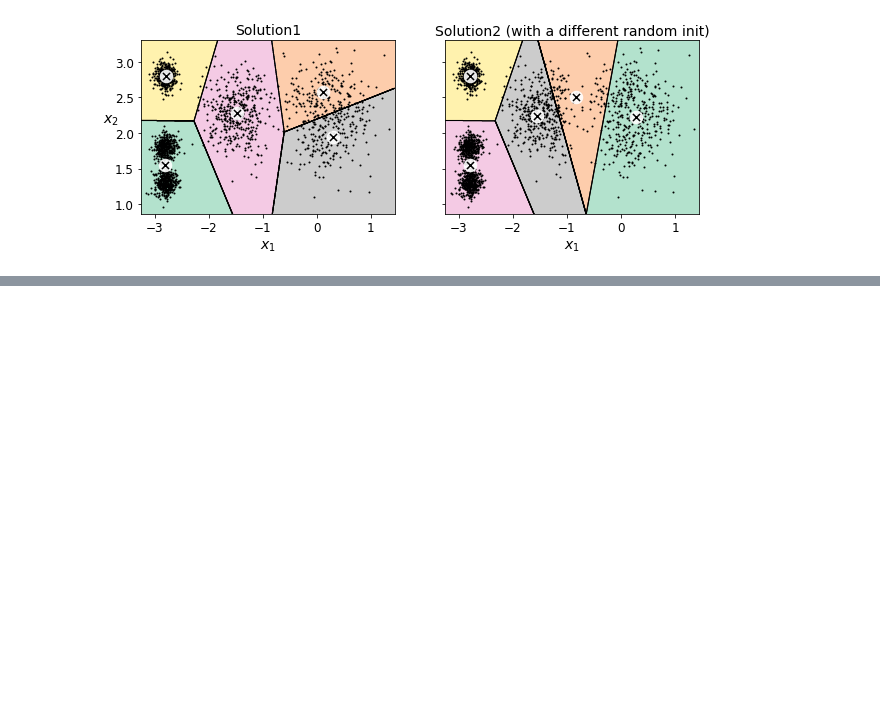
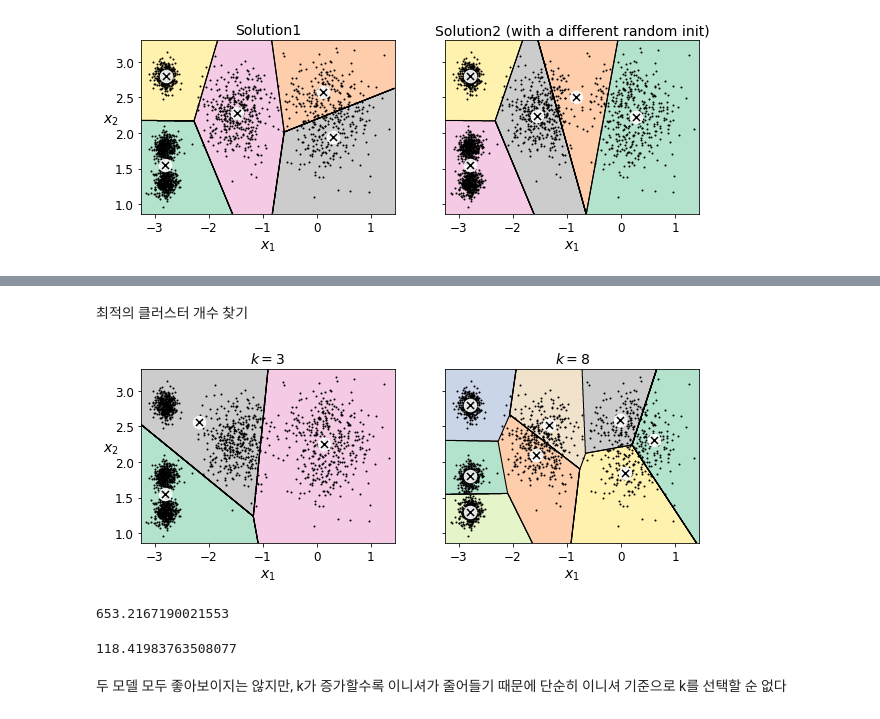
Before and after one commit to J-TKim/HandsOn_machinelearning2, a Jupyter notebook: 09_unsupervised_learning.ipynb, the cells around one changed output, grey strips where cells are left out. Saved outputs shown, nothing was run; the diff lists cells and outputs as text; code cells hidden in the pictures; blank space fills up the shorter version.

```diff
--- a/09_unsupervised_learning.ipynb
+++ b/09_unsupervised_learning.ipynb
@@ -302,0 +386,3 @@ plt.show()
+# %%
+minibatch_kmeans = MiniBatchKMeans(n_clusters=5, random_state=42)
+minibatch_kmeans.fit(X)
@@ -302,0 +506,20 @@ plt.show()
+# %% [markdown]
+최적의 클러스터 개수 찾기
+# %%
+kmeans_k3 = KMeans(n_clusters=3, random_state=42)
+kmeans_k8 = KMeans(n_clusters=8, random_state=42)
+
+plot_cluster_comparison(kmeans_k3, kmeans_k8, X,'$k=3$', '$k=8$')
+plt.show()
+# %% [output]
+[figure, added]
+# %%
+kmeans_k3.inertia_
+# %% [output]
+653.2167190021553
+# %%
+kmeans_k8.inertia_
+# %% [output]
+118.41983763508077
+# %% [markdown]
+두 모델 모두 좋아보이지는 않지만, k가 증가할수록 이니셔가 줄어들기 때문에 단순히 이니셔 기준으로 k를 선택할 순 없다
```
Also changed, not shown: parts of 78 cells of this notebook.
